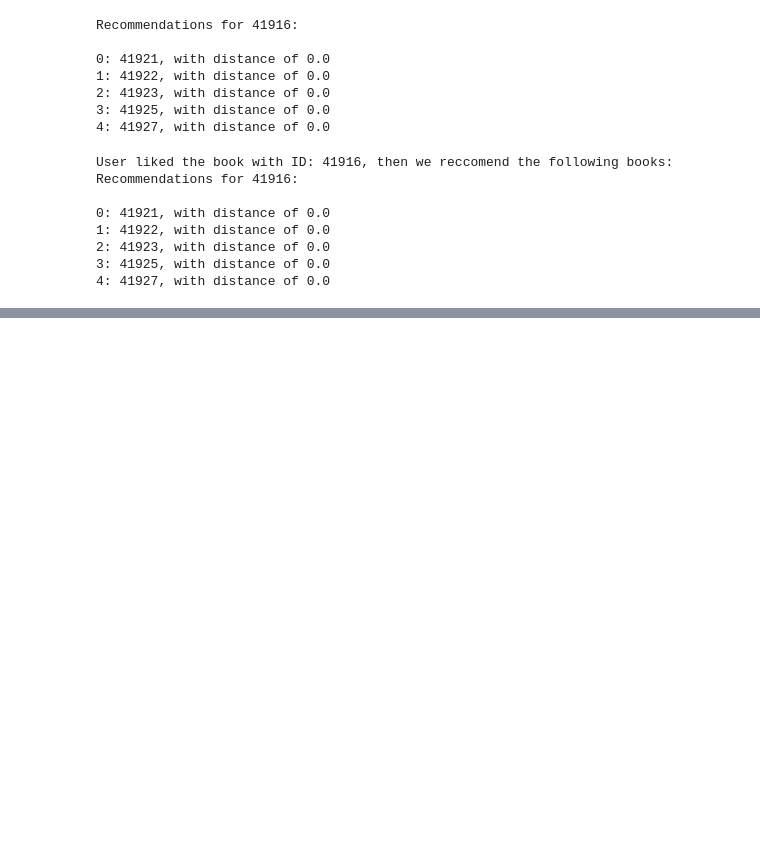
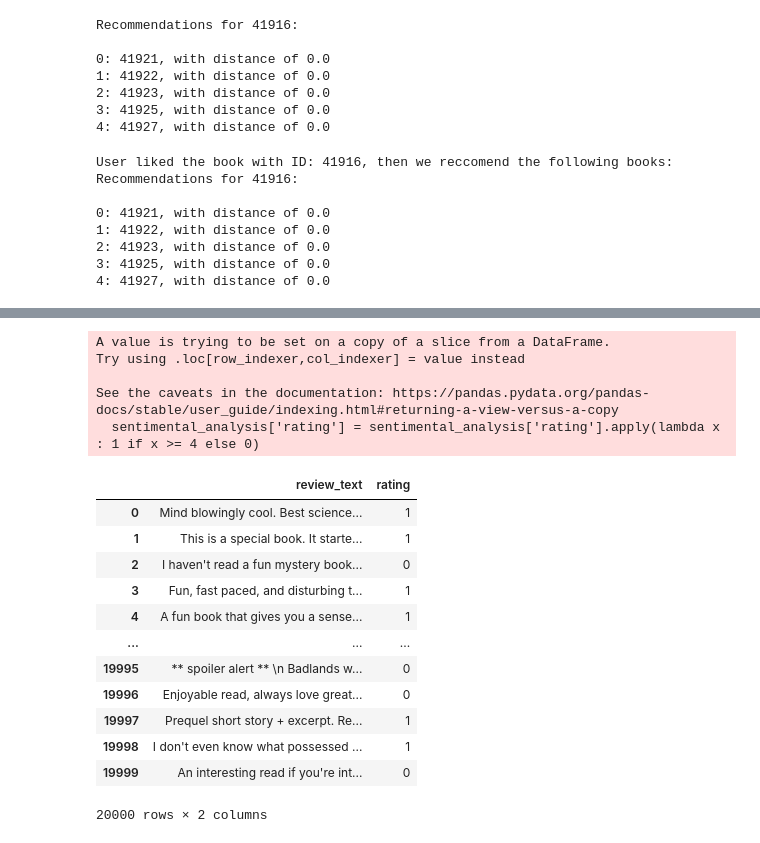
Before and after one commit to jefersonseverino/goodreads-book-review, a Jupyter notebook: main.ipynb, the cells around one changed output, grey strips where cells are left out. Saved outputs shown, nothing was run; the diff lists cells and outputs as text; code cells hidden in the pictures; blank space fills up the shorter version.

```diff
--- a/main.ipynb
+++ b/main.ipynb
@@ -586,0 +617,24 @@ Recommendations for 41916:
+# %%
+sentimental_analysis = reviews_df[['review_text', 'rating']]
+sentimental_analysis['rating'] = sentimental_analysis['rating'].apply(lambda x : 1 if x >= 4 else 0)
+sentimental_analysis = sentimental_analysis[0:20000]
+sentimental_analysis
+# %% [output]
+A value is trying to be set on a copy of a slice from a DataFrame.
+Try using .loc[row_indexer,col_indexer] = value instead
+
+See the caveats in the documentation: https://pandas.pydata.org/pandas-docs/stable/user_guide/indexing.html#returning-a-view-versus-a-copy
+  sentimental_analysis['rating'] = sentimental_analysis['rating'].apply(lambda x : 1 if x >= 4 else 0)
+|  | review_text | rating |
+| 0 | Mind blowingly cool. Best science... | 1 |
+| 1 | This is a special book. It starte... | 1 |
+| 2 | I haven't read a fun mystery book... | 0 |
+| 3 | Fun, fast paced, and disturbing t... | 1 |
+| 4 | A fun book that gives you a sense... | 1 |
+| ... | ... | ... |
+| 19995 | ** spoiler alert ** \n Badlands w... | 0 |
+| 19996 | Enjoyable read, always love great... | 0 |
+| 19997 | Prequel short story + excerpt. Re... | 1 |
+| 19998 | I don't even know what possessed ... | 1 |
+| 19999 | An interesting read if you're int... | 0 |
+20000 rows × 2 columns
```
Also changed, not shown: parts of 6 cells of this notebook.
